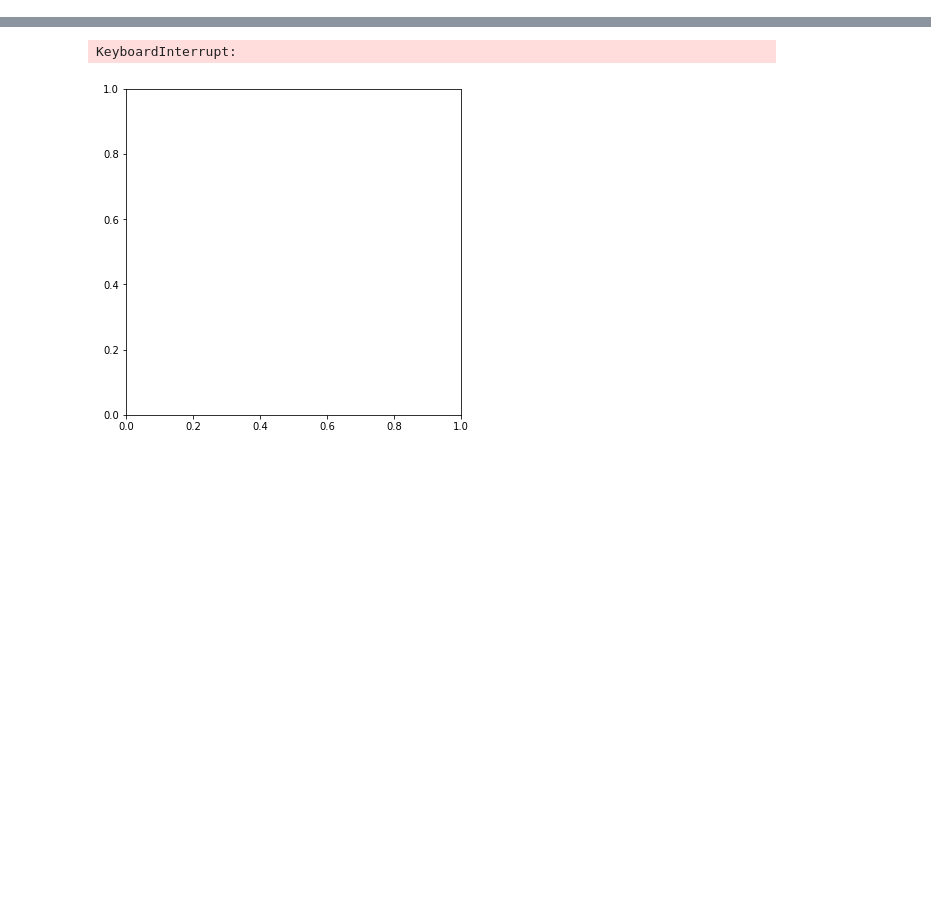
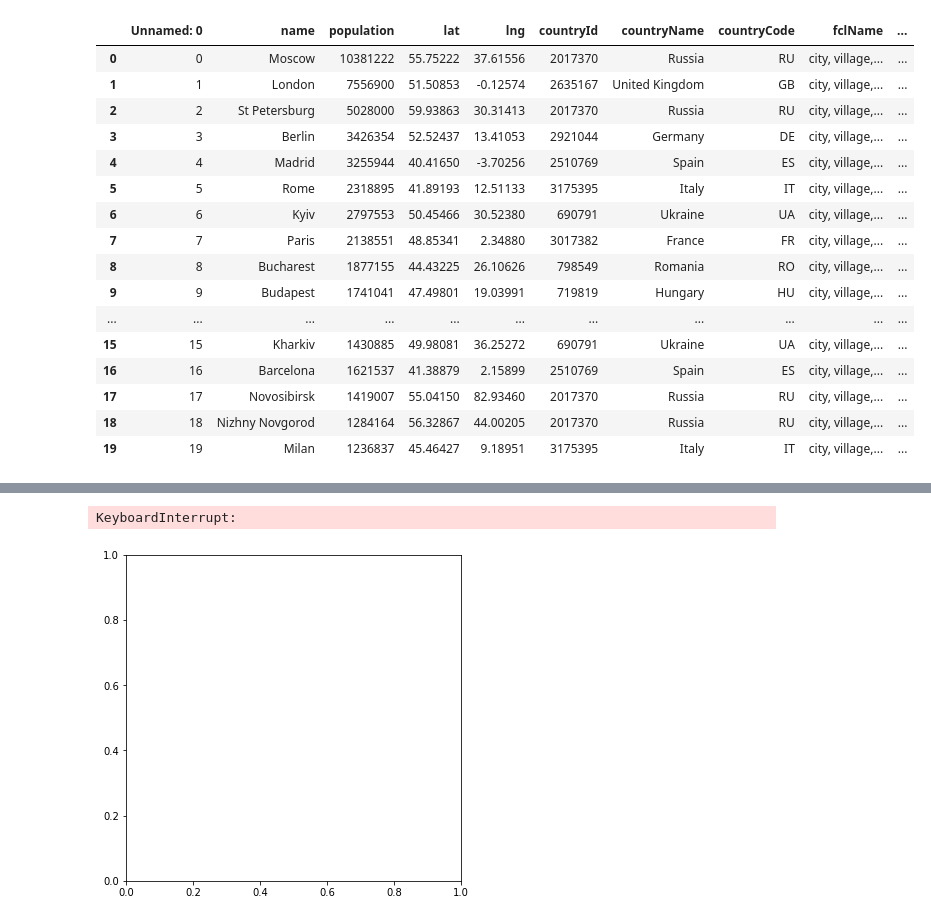
Before and after one commit to eikekutz/SocialGraphFinalProject, a Jupyter notebook: Part2-GeographicalNetwork.ipynb, the cells around one changed output, grey strips where cells are left out. Cells and saved outputs as stored; diff of their text form; code cells hidden in the pictures; blank space fills up the shorter version.

```diff
--- a/Part2-GeographicalNetwork.ipynb
+++ b/Part2-GeographicalNetwork.ipynb
@@ -19,6 +19,25 @@ os.environ["PROJ_LIB"] = proj_lib
 from mpl_toolkits.basemap import Basemap
 # %%
 cities = pd.read_csv('data/Top50/top50cities.csv',delimiter=',')
+cities
+# %% [output]
+|  | Unnamed: 0 | name | population | lat | lng | countryId | countryName | countryCode | fclName | ... |
+| 0 | 0 | Moscow | 10381222 | 55.75222 | 37.61556 | 2017370 | Russia | RU | city, village,... | ... |
+| 1 | 1 | London | 7556900 | 51.50853 | -0.12574 | 2635167 | United Kingdom | GB | city, village,... | ... |
+| 2 | 2 | St Petersburg | 5028000 | 59.93863 | 30.31413 | 2017370 | Russia | RU | city, village,... | ... |
+| 3 | 3 | Berlin | 3426354 | 52.52437 | 13.41053 | 2921044 | Germany | DE | city, village,... | ... |
+| 4 | 4 | Madrid | 3255944 | 40.41650 | -3.70256 | 2510769 | Spain | ES | city, village,... | ... |
+| 5 | 5 | Rome | 2318895 | 41.89193 | 12.51133 | 3175395 | Italy | IT | city, village,... | ... |
+| 6 | 6 | Kyiv | 2797553 | 50.45466 | 30.52380 | 690791 | Ukraine | UA | city, village,... | ... |
+| 7 | 7 | Paris | 2138551 | 48.85341 | 2.34880 | 3017382 | France | FR | city, village,... | ... |
+| 8 | 8 | Bucharest | 1877155 | 44.43225 | 26.10626 | 798549 | Romania | RO | city, village,... | ... |
+| 9 | 9 | Budapest | 1741041 | 47.49801 | 19.03991 | 719819 | Hungary | HU | city, village,... | ... |
+| ... | ... | ... | ... | ... | ... | ... | ... | ... | ... | ... |
+| 15 | 15 | Kharkiv | 1430885 | 49.98081 | 36.25272 | 690791 | Ukraine | UA | city, village,... | ... |
+| 16 | 16 | Barcelona | 1621537 | 41.38879 | 2.15899 | 2510769 | Spain | ES | city, village,... | ... |
+| 17 | 17 | Novosibirsk | 1419007 | 55.04150 | 82.93460 | 2017370 | Russia | RU | city, village,... | ... |
+| 18 | 18 | Nizhny Novgorod | 1284164 | 56.32867 | 44.00205 | 2017370 | Russia | RU | city, village,... | ... |
+| 19 | 19 | Milan | 1236837 | 45.46427 | 9.18951 | 3175395 | Italy | IT | city, village,... | ... |
 # %%
 #import nodes to get id from nodes/hosts
 hosts = pd.DataFrame() #creates a new dataframe that's empty
```
Also changed, not shown: parts of 9 cells of this notebook, 1 other file.
